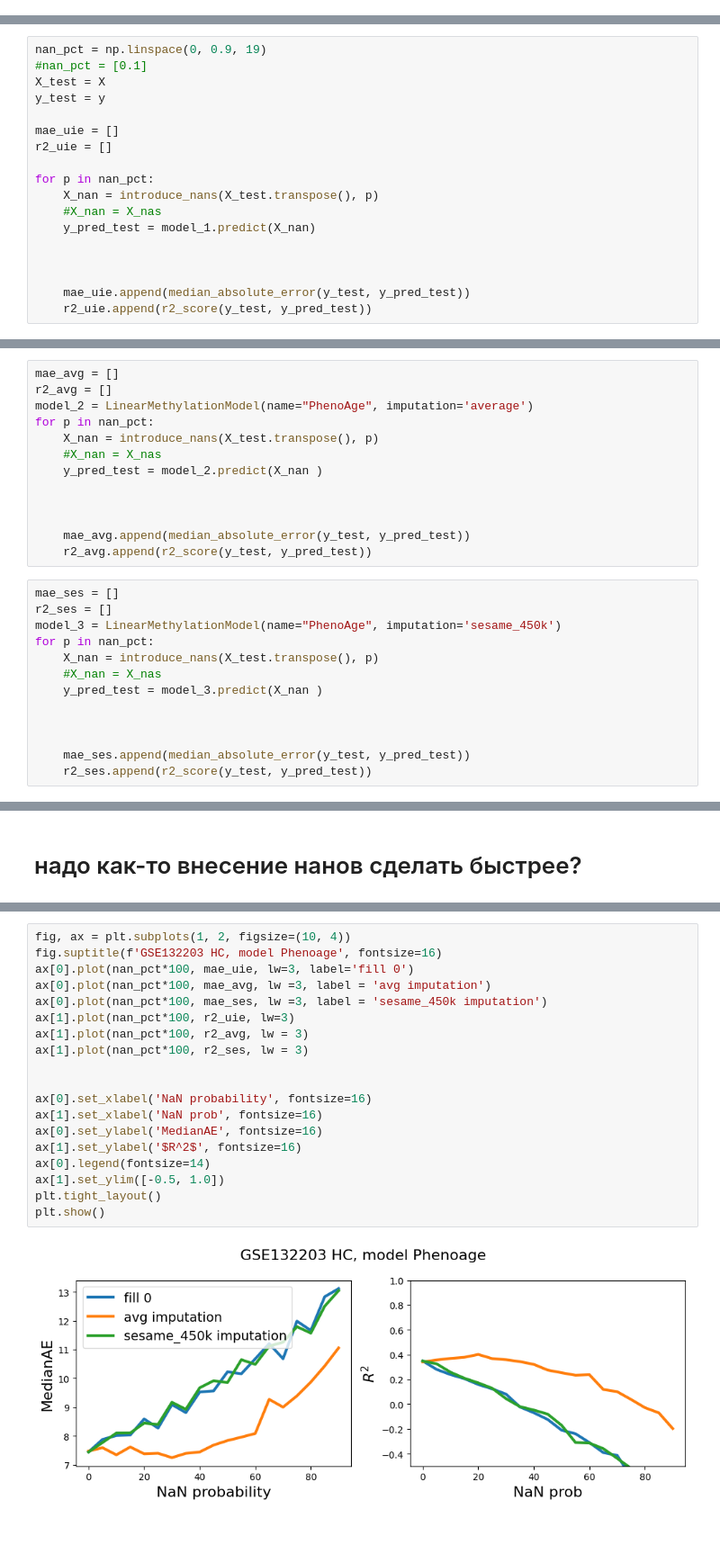
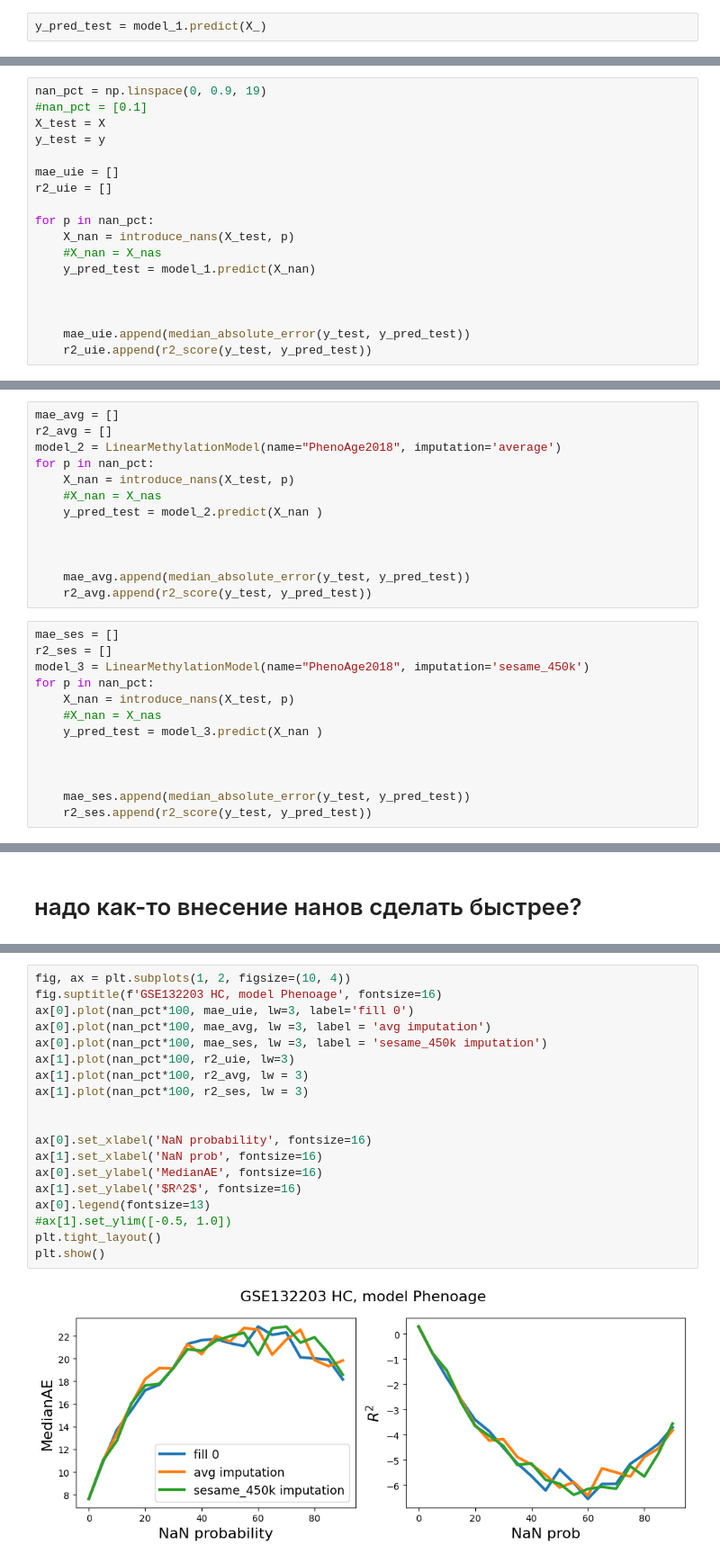
Before and after one commit to ComputationalAgingLab/ComputAge, a Jupyter notebook: imputation_hc.ipynb, the cells around one changed output, grey strips where cells are left out. Shown at 90% size. Cells and saved outputs as stored; diff of their text form; blank space fills up the shorter version.

Commit message:
'GSE132203 HC, model Phenoage'

```diff
--- a/imputation_hc.ipynb
+++ b/imputation_hc.ipynb
@@ -117,0 +186,2 @@ pandas.core.frame.DataFrame
+# %%
+y_pred_test = model_1.predict(X_)
@@ -125,7 +227,7 @@ mae_uie = []
 r2_uie = []
 
 for p in nan_pct:
-    X_nan = introduce_nans(X_test.transpose(), p)
+    X_nan = introduce_nans(X_test, p)
     #X_nan = X_nas
     y_pred_test = model_1.predict(X_nan)
 
@@ -138,9 +238,9 @@ AttributeError: 'numpy.ndarray' object has no attribute 'index'
 # %%
 mae_avg = []
 r2_avg = []
-model_2 = LinearMethylationModel(name="PhenoAge", imputation='average')
+model_2 = LinearMethylationModel(name="PhenoAge2018", imputation='average')
 for p in nan_pct:
-    X_nan = introduce_nans(X_test.transpose(), p)
+    X_nan = introduce_nans(X_test, p)
     #X_nan = X_nas
     y_pred_test = model_2.predict(X_nan )
 
@@ -151,9 +251,9 @@ for p in nan_pct:
 # %%
 mae_ses = []
 r2_ses = []
-model_3 = LinearMethylationModel(name="PhenoAge", imputation='sesame_450k')
+model_3 = LinearMethylationModel(name="PhenoAge2018", imputation='sesame_450k')
 for p in nan_pct:
-    X_nan = introduce_nans(X_test.transpose(), p)
+    X_nan = introduce_nans(X_test, p)
     #X_nan = X_nas
     y_pred_test = model_3.predict(X_nan )
 
@@ -188,21 +288,21 @@ r2_uie
 # %%
 fig, ax = plt.subplots(1, 2, figsize=(10, 4))
 fig.suptitle(f'GSE132203 HC, model Phenoage', fontsize=16)
 ax[0].plot(nan_pct*100, mae_uie, lw=3, label='fill 0')
 ax[0].plot(nan_pct*100, mae_avg, lw =3, label = 'avg imputation')
 ax[0].plot(nan_pct*100, mae_ses, lw =3, label = 'sesame_450k imputation')
 ax[1].plot(nan_pct*100, r2_uie, lw=3)
 ax[1].plot(nan_pct*100, r2_avg, lw = 3)
 ax[1].plot(nan_pct*100, r2_ses, lw = 3)
 
 
 ax[0].set_xlabel('NaN probability', fontsize=16)
 ax[1].set_xlabel('NaN prob', fontsize=16)
 ax[0].set_ylabel('MedianAE', fontsize=16)
 ax[1].set_ylabel('$R^2$', fontsize=16)
-ax[0].legend(fontsize=14)
-ax[1].set_ylim([-0.5, 1.0])
+ax[0].legend(fontsize=13)
+#ax[1].set_ylim([-0.5, 1.0])
 plt.tight_layout()
 plt.show()
 # %% [output]
-[figure, old version]
+[figure, new version]
```
Also changed, not shown: parts of 16 cells of this notebook, 1 other file.
